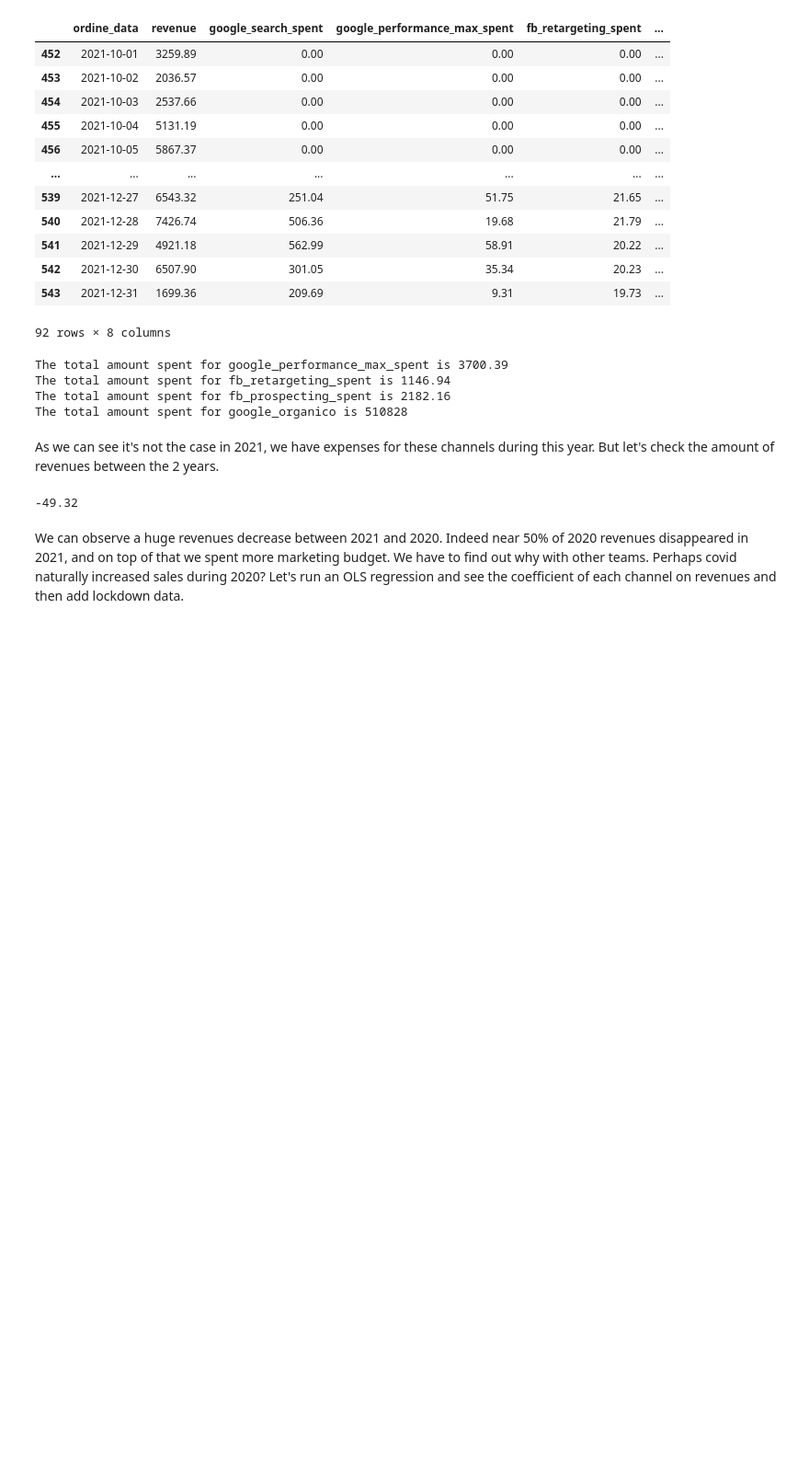
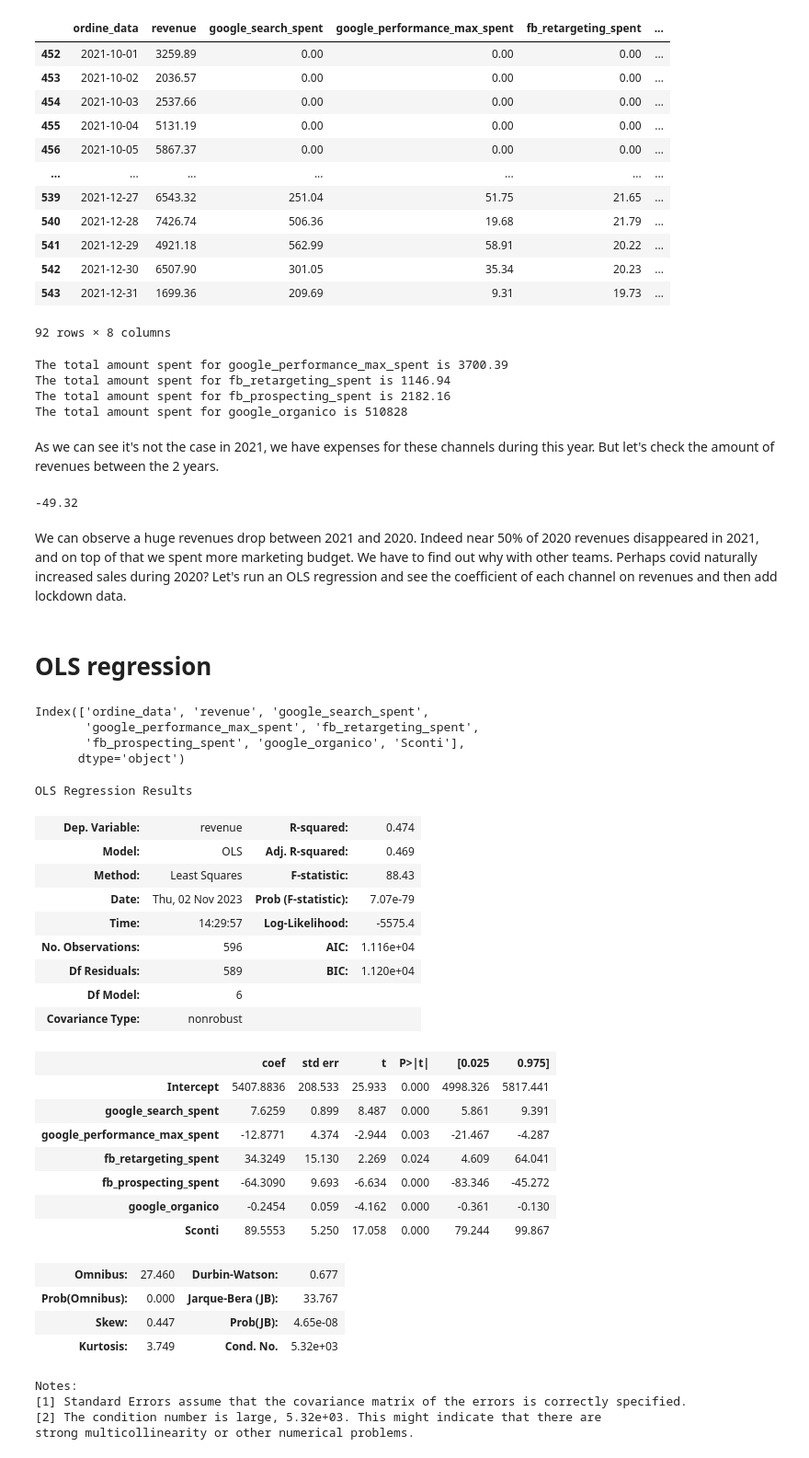
Before and after one commit to eginoux/mmm_analysis, a Jupyter notebook: MMM.ipynb, the cells around one changed output. Shown at 92% size. Cells and saved outputs as stored; diff of their text form; code cells hidden in the pictures; blank space fills up the shorter version.

```diff
--- a/MMM.ipynb
+++ b/MMM.ipynb
@@ -210,8 +214,48 @@ round(((q4_2021_revenues - q4_2020_revenues) / q4_2020_revenues * 100), 2)
 # %% [output]
 -49.32
 # %% [markdown]
-We can observe a huge revenues decrease between 2021 and 2020. Indeed near 50% of 2020 revenues disappeared in 2021, and on top of that we spent more marketing budget. We have to find out why with other teams.
+We can observe a huge revenues drop between 2021 and 2020. Indeed near 50% of 2020 revenues disappeared in 2021, and on top of that we spent more marketing budget. We have to find out why with other teams.
 Perhaps covid naturally increased sales during 2020? Let's run an OLS regression and see the coefficient of each channel on revenues and then add lockdown data.
+# %% [markdown]
+# OLS regression
+# %%
+df.columns
+# %% [output]
+Index(['ordine_data', 'revenue', 'google_search_spent',
+       'google_performance_max_spent', 'fb_retargeting_spent',
+       'fb_prospecting_spent', 'google_organico', 'Sconti'],
+      dtype='object')
+# %%
+ols_ = smf.ols(formula="revenue ~ google_search_spent + google_performance_max_spent + fb_retargeting_spent + fb_prospecting_spent + google_organico + Sconti", data=df)
+model = ols_.fit()
+model.summary()
+# %% [output]
+OLS Regression Results
+| Dep. Variable: | revenue | R-squared: | 0.474 |
+| Model: | OLS | Adj. R-squared: | 0.469 |
+| Method: | Least Squares | F-statistic: | 88.43 |
+| Date: | Thu, 02 Nov 2023 | Prob (F-statistic): | 7.07e-79 |
+| Time: | 14:29:57 | Log-Likelihood: | -5575.4 |
+| No. Observations: | 596 | AIC: | 1.116e+04 |
+| Df Residuals: | 589 | BIC: | 1.120e+04 |
+| Df Model: | 6 |  |  |
+| Covariance Type: | nonrobust |  |  |
+|  | coef | std err | t | P>|t| | [0.025 | 0.975] |
+| Intercept | 5407.8836 | 208.533 | 25.933 | 0.000 | 4998.326 | 5817.441 |
+| google_search_spent | 7.6259 | 0.899 | 8.487 | 0.000 | 5.861 | 9.391 |
+| google_performance_max_spent | -12.8771 | 4.374 | -2.944 | 0.003 | -21.467 | -4.287 |
+| fb_retargeting_spent | 34.3249 | 15.130 | 2.269 | 0.024 | 4.609 | 64.041 |
+| fb_prospecting_spent | -64.3090 | 9.693 | -6.634 | 0.000 | -83.346 | -45.272 |
+| google_organico | -0.2454 | 0.059 | -4.162 | 0.000 | -0.361 | -0.130 |
+| Sconti | 89.5553 | 5.250 | 17.058 | 0.000 | 79.244 | 99.867 |
+| Omnibus: | 27.460 | Durbin-Watson: | 0.677 |
+| Prob(Omnibus): | 0.000 | Jarque-Bera (JB): | 33.767 |
+| Skew: | 0.447 | Prob(JB): | 4.65e-08 |
+| Kurtosis: | 3.749 | Cond. No. | 5.32e+03 |
+Notes:
+[1] Standard Errors assume that the covariance matrix of the errors is correctly specified.
+[2] The condition number is large, 5.32e+03. This might indicate that there are
+strong multicollinearity or other numerical problems.
 # %%
 # TODO
 # OLS
```
Also changed, not shown: parts of 2 cells of this notebook.
